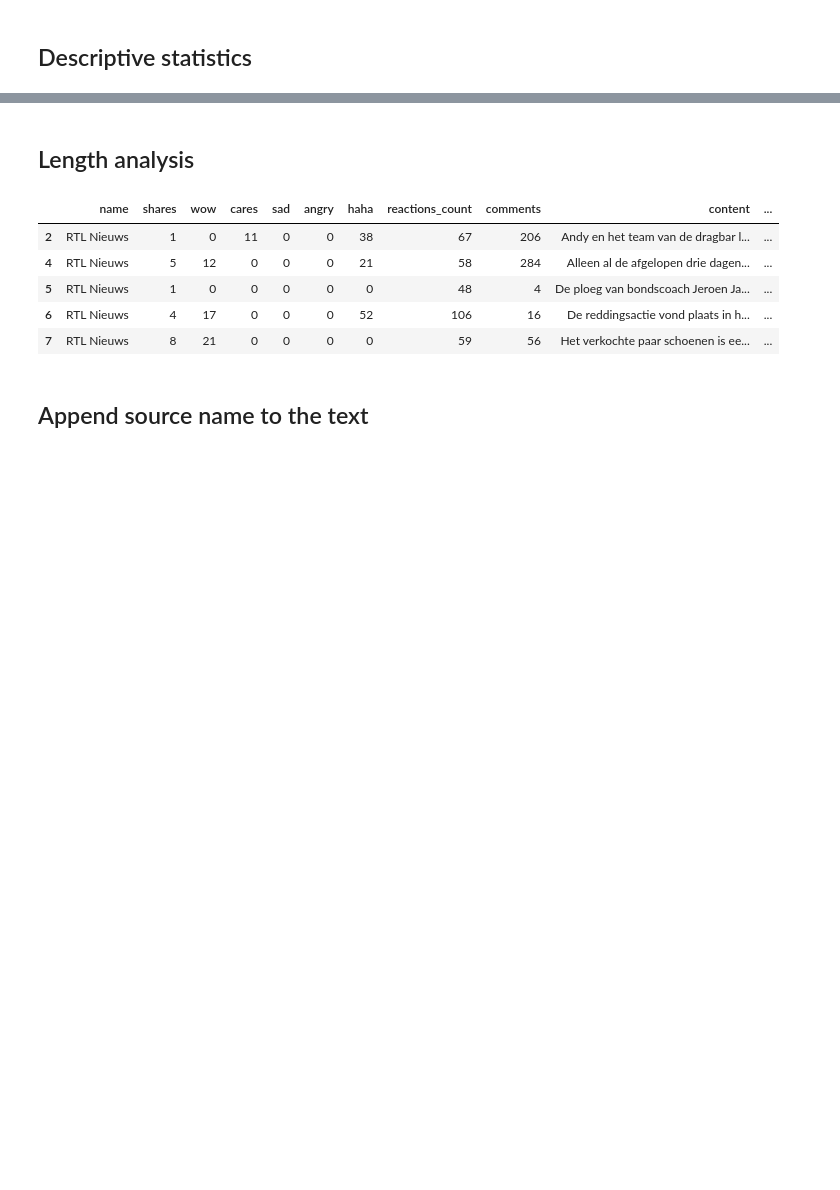
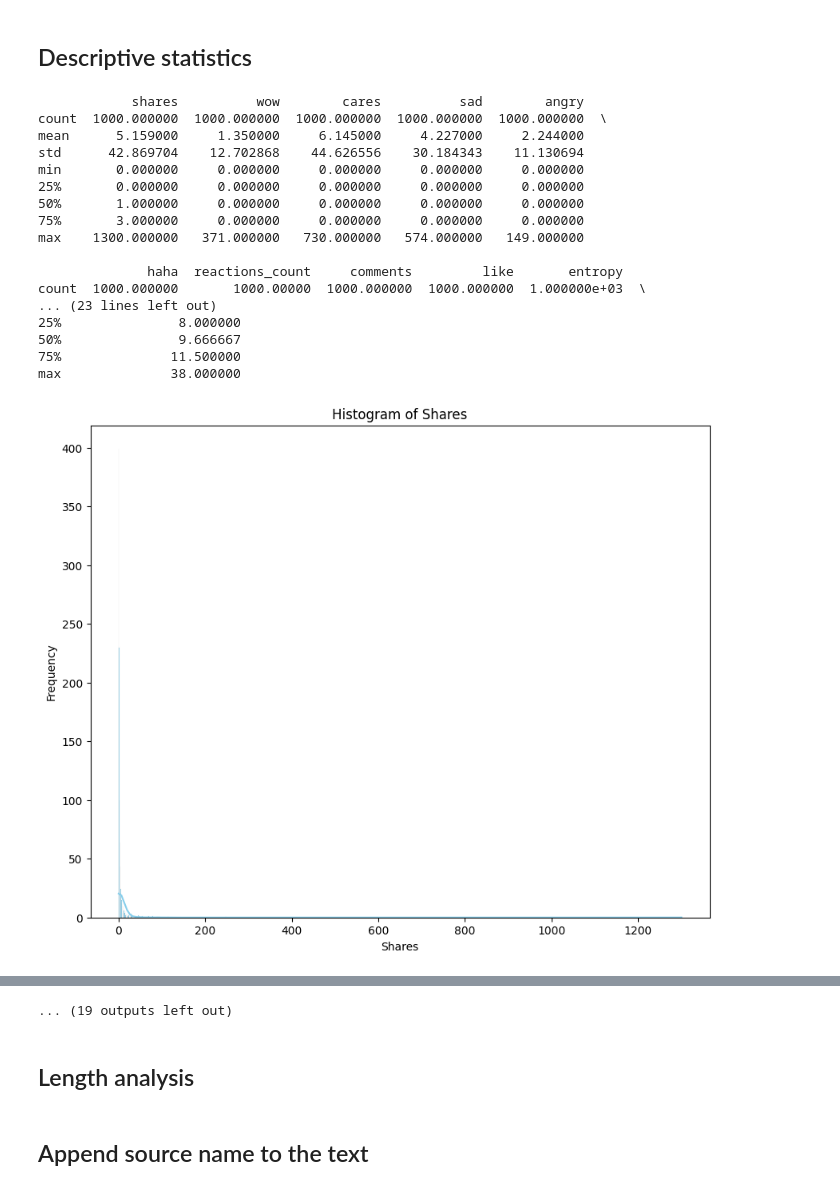
Before and after one commit to hannahvangoor/Dutch-Controversy-Detection, a Jupyter notebook: Indicator:Descriptive.ipynb, the cells around one changed output, grey strips where cells are left out. Saved outputs shown, nothing was run; the diff lists cells and outputs as text; code cells hidden in the pictures; blank space fills up the shorter version.

```diff
--- a/Indicator:Descriptive.ipynb
+++ b/Indicator:Descriptive.ipynb
@@ -53,4 +53,4 @@ def combine_csv_files(folder_path):
     # Return the combined dataframe
     return combined_df
 # %%
-df = combine_csv_files('/Users/Hannah/Documents/VU/Msc/Thesis/Data')
+#df = pd.read_csv('/Users/Hannah/Documents/VU/Msc/Thesis/Data/VK1k_04-12.csv')
@@ -77,6 +61,7 @@ def add_columns(df, col1, col2, new_col_name):
 
 df = add_columns(df, 'likes', 'loves', 'like')
 df = df.drop(columns=['video', 'image', 'id', 'likes', 'loves'])
-df = df[df['reactions_count'] > 40]
+
+#df = df[df['reactions_count'] > 40]
 # %% [markdown]
 ## Calculate Entropy
@@ -106,0 +68,19 @@ def calculate_Entropy(dataframe):
+# %%
+reaction_columns = ["like", "wow", "cares", "sad", "angry", "haha"]
+total_reactions = "reactions_count"
+
+# Define a function to calculate the entropy
+def calculate_entropy(row):
+    # Get the reaction counts for the row
+    counts = row[reaction_columns].values
+    #print(counts)
+    # Normalize the counts to probabilities
+    eps = 1e-8 # a very small positive number
+    probabilities = (counts.astype(float) + eps) / (row[total_reactions] + len(reaction_columns) * eps)
+
+    #probabilities = counts.astype(float) / row[total_reactions]
+
+    # Calculate the entropy
+    return entropy(probabilities)
+
+df["entropy"] = df.apply(calculate_entropy, axis=1)
@@ -126,8 +121,8 @@ def plot_descriptive_stats(dataframe, figsize=(10, 8)):
     # Calculate descriptive statistics
     desc_stats = dataframe.describe()
 
-    if not os.path.exists("Plots_VK"):
-        os.makedirs("Plots_VK")
+    #if not os.path.exists("Plots_VK"):
+        #os.makedirs("Plots_VK")
 
     # Plot histogram for each numerical column
     for col in desc_stats.columns:
@@ -137,7 +132,7 @@ def plot_descriptive_stats(dataframe, figsize=(10, 8)):
             ax.set_xlabel(col.capitalize())
             ax.set_ylabel("Frequency")
             ax.set_title(f"Histogram of {col.capitalize()}")
-            plt.savefig(f"Plots_VK/histogram_{col}.png")  # Save the plot as an image file
+            #plt.savefig(f"Plots_VK/histogram_{col}.png")  # Save the plot as an image file
             plt.show()
 
     # Plot boxplot for each numerical column
@@ -148,7 +143,7 @@ def plot_descriptive_stats(dataframe, figsize=(10, 8)):
             ax.set_xlabel(col.capitalize())
             ax.set_ylabel("Value")
             ax.set_title(f"Boxplot of {col.capitalize()}")
-            plt.savefig(f"Plots_VK/boxplot_{col}.png")  # Save the plot as an image file
+            #plt.savefig(f"Plots_VK/boxplot_{col}.png")  # Save the plot as an image file
             plt.show()
 
     # Plot countplot for each categorical column
@@ -159,9 +154,28 @@ def plot_descriptive_stats(dataframe, figsize=(10, 8)):
             ax.set_xlabel(col.capitalize())
             ax.set_ylabel("Count")
             ax.set_title(f"Countplot of {col.capitalize()}")
-            plt.savefig(f"Plots_VK/countplot_{col}.png")  # Save the plot as an image file
+            #plt.savefig(f"Plots_VK/countplot_{col}.png")  # Save the plot as an image file
             plt.show()
 # %%
-df = calculate_Entropy(df)
-#descriptive_Entropy(df)
-#plot_descriptive_stats(df)
+#df = df.apply(calculate_Entropy, axis=1)
+descriptive_Entropy(df)
+plot_descriptive_stats(df)
+# %% [output]
+            shares          wow        cares          sad        angry
+count  1000.000000  1000.000000  1000.000000  1000.000000  1000.000000  \
+mean      5.159000     1.350000     6.145000     4.227000     2.244000
+std      42.869704    12.702868    44.626556    30.184343    11.130694
+min       0.000000     0.000000     0.000000     0.000000     0.000000
+25%       0.000000     0.000000     0.000000     0.000000     0.000000
+50%       1.000000     0.000000     0.000000     0.000000     0.000000
+75%       3.000000     0.000000     0.000000     0.000000     0.000000
+max    1300.000000   371.000000   730.000000   574.000000   149.000000
+
+              haha  reactions_count     comments         like       entropy
+count  1000.000000       1000.00000  1000.000000  1000.000000  1.000000e+03  \
+... (23 lines left out)
+25%               8.000000
+50%               9.666667
+75%              11.500000
+max              38.000000
+[figure, added]
@@ -168,21 +192,6 @@ df = calculate_Entropy(df)
+... (19 outputs left out)
 # %% [markdown]
 ## Length analysis
-# %%
-# Length analysis of the text data
-
-df['word_count'] = df["content"].apply(lambda x: len(str(x).split(" ")))
-df['char_count'] = df["content"].apply(lambda x: sum(len(word) for word in str(x).split(" ")))
-df['sentence_count'] = df["content"].apply(lambda x: len(str(x).split(".")))
-df['avg_word_length'] = df['char_count'] / df['word_count']
-df['avg_sentence_length'] = df['word_count'] / df['sentence_count']
-df.head()
-# %% [output]
-|  | name | shares | wow | cares | sad | angry | haha | reactions_count | comments | content | ... |
-| 2 | RTL Nieuws | 1 | 0 | 11 | 0 | 0 | 38 | 67 | 206 | Andy en het team van de dragbar l... | ... |
-| 4 | RTL Nieuws | 5 | 12 | 0 | 0 | 0 | 21 | 58 | 284 | Alleen al de afgelopen drie dagen... | ... |
-| 5 | RTL Nieuws | 1 | 0 | 0 | 0 | 0 | 0 | 48 | 4 | De ploeg van bondscoach Jeroen Ja... | ... |
-| 6 | RTL Nieuws | 4 | 17 | 0 | 0 | 0 | 52 | 106 | 16 | De reddingsactie vond plaats in h... | ... |
-| 7 | RTL Nieuws | 8 | 21 | 0 | 0 | 0 | 0 | 59 | 56 | Het verkochte paar schoenen is ee... | ... |
 # %% [markdown]
 ## Append source name to the text
 # %%
```
Also changed, not shown: parts of 6 cells of this notebook, 2 other files.
